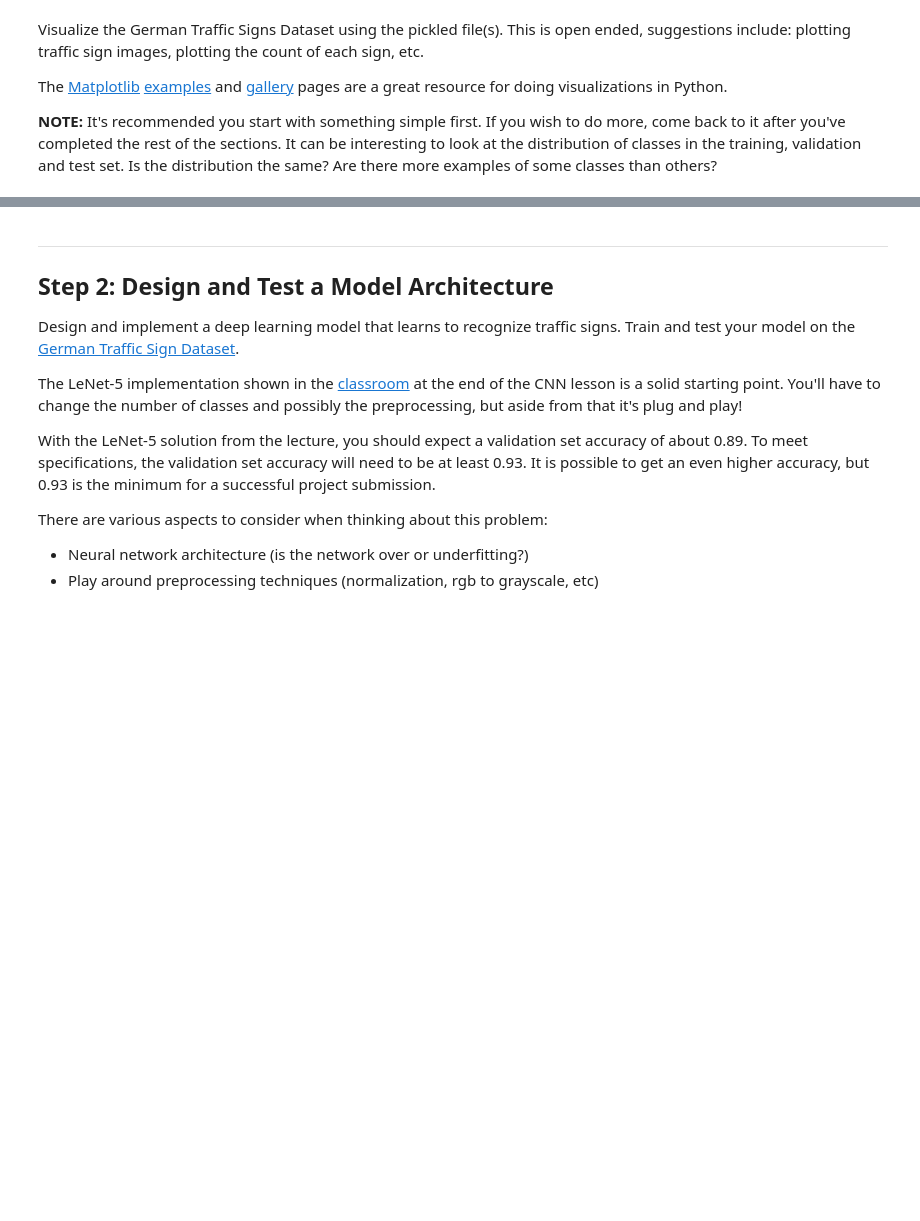
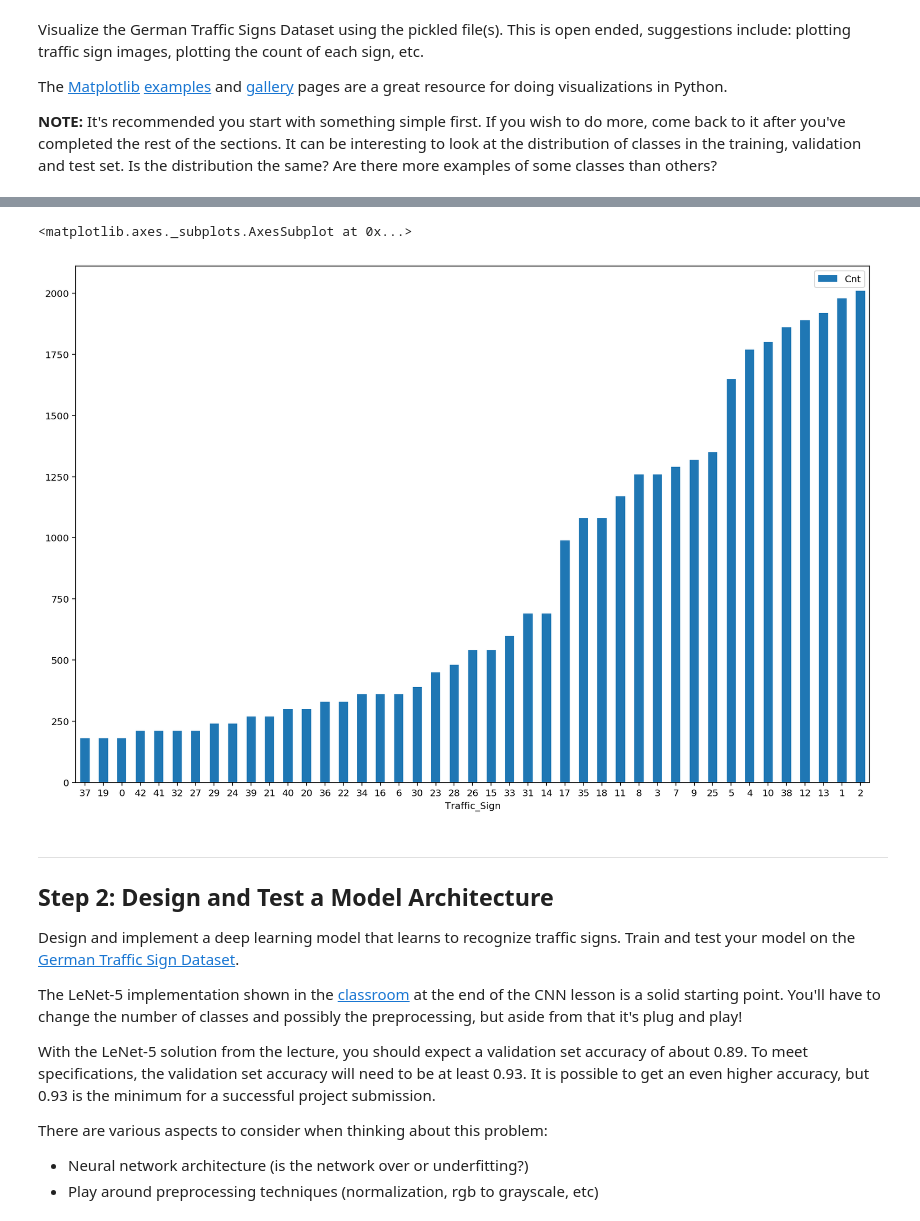
Before and after one commit to sbatururimi/Traffic-Sign-Classifier, a Jupyter notebook: Traffic_Sign_Classifier.ipynb, the cells around one changed output, grey strips where cells are left out. Cells and saved outputs as stored; diff of their text form; code cells hidden in the pictures; blank space fills up the shorter version.

```diff
--- a/Traffic_Sign_Classifier.ipynb
+++ b/Traffic_Sign_Classifier.ipynb
@@ -102,3 +202,10 @@ import matplotlib.pyplot as plt
+# %%
+# list the less common ones
+df_reverse = pd.DataFrame(list(reversed(most_common)), columns=['Traffic_Sign', 'Cnt'])
+df_reverse.plot.bar(x='Traffic_Sign', y='Cnt', rot=0, figsize=(15,10))
+# %% [output]
+<matplotlib.axes._subplots.AxesSubplot at 0x...>
+[figure, added]
 # %% [markdown]
 ----
 
```
Also changed, not shown: parts of 10 cells of this notebook.
